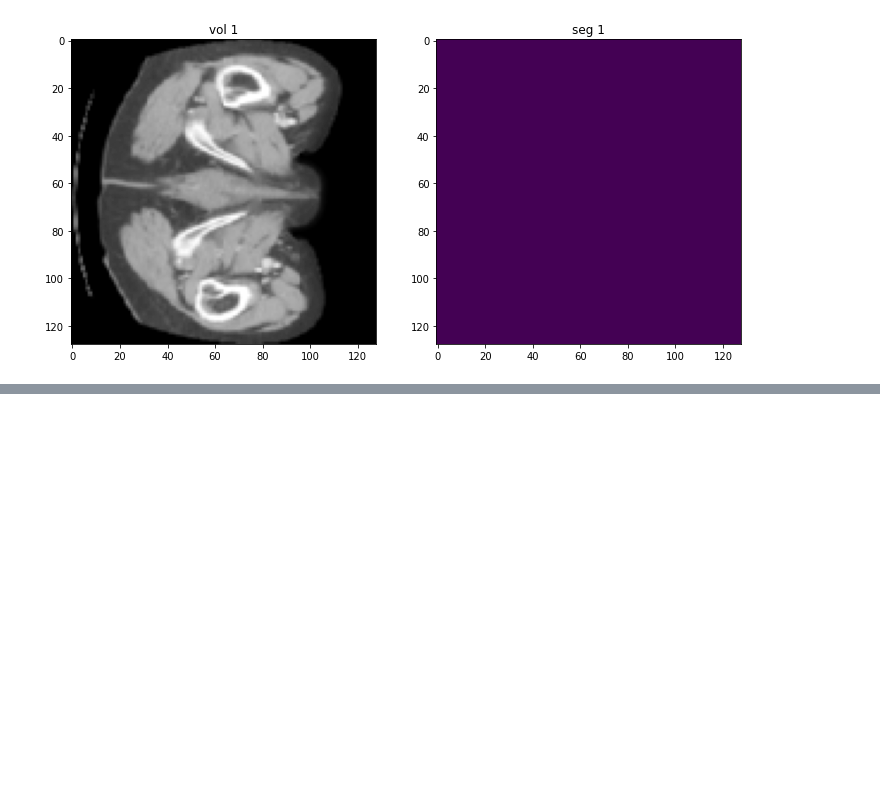
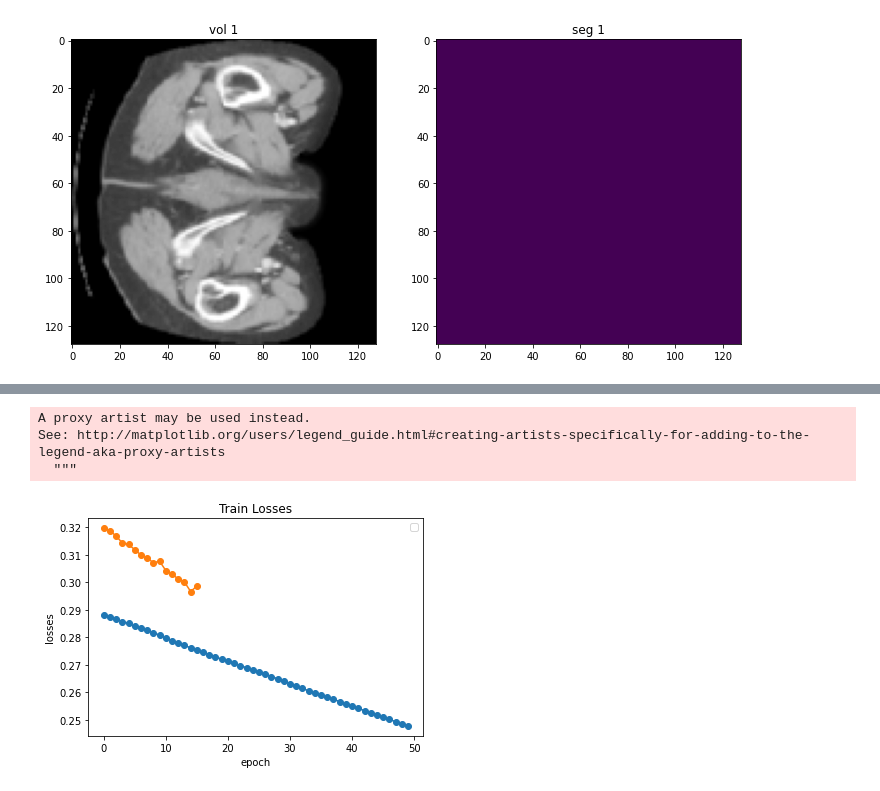
Before and after one commit to Lakshya9775g/3d-Liver-volume-segmentation-using-monai, a Jupyter notebook: Training.ipynb, the cells around one changed output, grey strips where cells are left out. Saved outputs shown, nothing was run; the diff lists cells and outputs as text; code cells hidden in the pictures; blank space fills up the shorter version.

```diff
--- a/Training.ipynb
+++ b/Training.ipynb
@@ -537,4 +533,18 @@ test_dice_epoch: 0.6855
 # %%
 in_dir = '/content/drive/MyDrive/Dataset/Data_Train_Test'
 model_dir = '/content/drive/MyDrive/Dataset/results/results'
+# %%
+plt.plot(save_loss_train,'-o')
+plt.plot(save_loss_test, '-o')
+plt.xlabel('epoch')
+plt.ylabel('losses')
+plt.legend(['Train'],['Test'])
+plt.title('Train Losses')
+
+plt.show()
+# %% [output]
+A proxy artist may be used instead.
+See: http://matplotlib.org/users/legend_guide.html#creating-artists-specifically-for-adding-to-the-legend-aka-proxy-artists
+  """
+[figure, added]
 # %%
```
Also changed, not shown: parts of 4 cells of this notebook, 2 other files.
